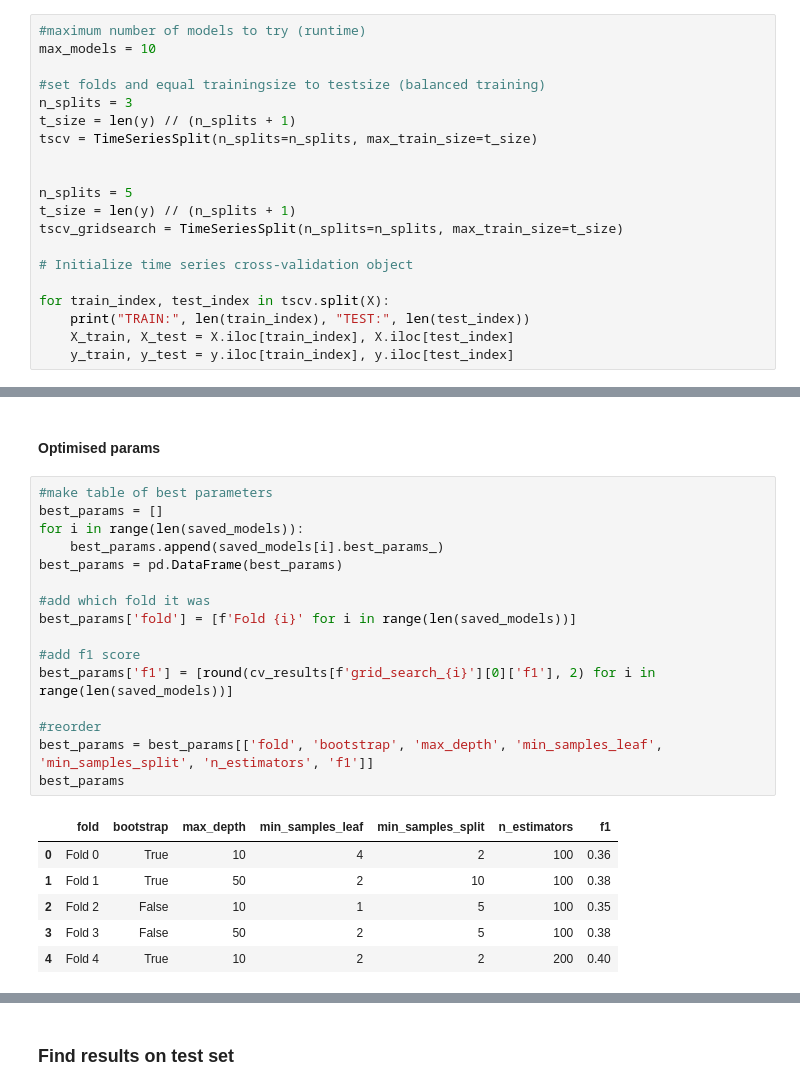
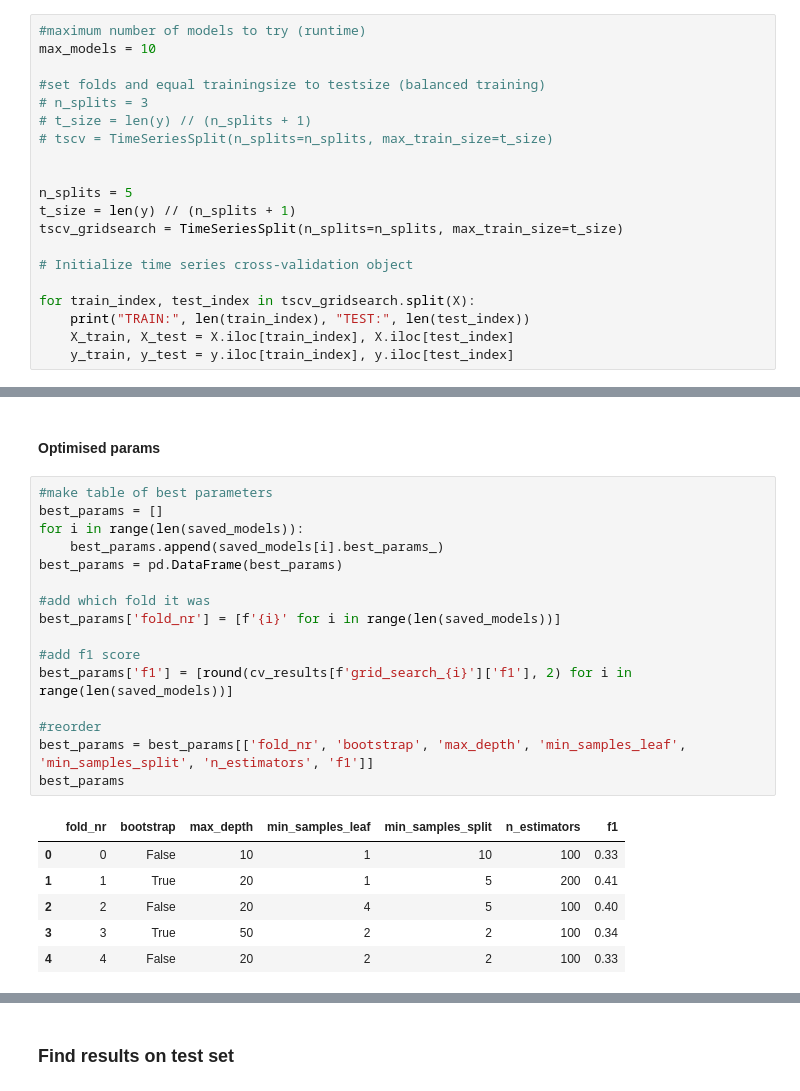
Before and after one commit to QST23/course_dmt, a Jupyter notebook: ass1/AA_random_forest.ipynb, the cells around one changed output, grey strips where cells are left out. Drawn from its saved outputs; the diff is of its cells as text.

```diff
--- a/ass1/AA_random_forest.ipynb
+++ b/ass1/AA_random_forest.ipynb
@@ -67,9 +67,9 @@ def prettify_column_names(used_columns):
 max_models = 10
 
 #set folds and equal trainingsize to testsize (balanced training)
-n_splits = 3
-t_size = len(y) // (n_splits + 1)
-tscv = TimeSeriesSplit(n_splits=n_splits, max_train_size=t_size)
+# n_splits = 3
+# t_size = len(y) // (n_splits + 1)
+# tscv = TimeSeriesSplit(n_splits=n_splits, max_train_size=t_size)
 
 
 n_splits = 5
@@ -78,7 +78,7 @@ tscv_gridsearch = TimeSeriesSplit(n_splits=n_splits, max_train_size=t_size)
 
 # Initialize time series cross-validation object
 
-for train_index, test_index in tscv.split(X):
+for train_index, test_index in tscv_gridsearch.split(X):
     print("TRAIN:", len(train_index), "TEST:", len(test_index))
     X_train, X_test = X.iloc[train_index], X.iloc[test_index]
     y_train, y_test = y.iloc[train_index], y.iloc[test_index]
@@ -209,23 +229,23 @@ KeyboardInterrupt:
 # %%
 #make table of best parameters
 best_params = []
 for i in range(len(saved_models)):
     best_params.append(saved_models[i].best_params_)
 best_params = pd.DataFrame(best_params)
 
 #add which fold it was
-best_params['fold'] = [f'Fold {i}' for i in range(len(saved_models))]
+best_params['fold_nr'] = [f'{i}' for i in range(len(saved_models))]
 
 #add f1 score
-best_params['f1'] = [round(cv_results[f'grid_search_{i}'][0]['f1'], 2) for i in range(len(saved_models))]
+best_params['f1'] = [round(cv_results[f'grid_search_{i}']['f1'], 2) for i in range(len(saved_models))]
 
 #reorder
-best_params = best_params[['fold', 'bootstrap', 'max_depth', 'min_samples_leaf', 'min_samples_split', 'n_estimators', 'f1']]
+best_params = best_params[['fold_nr', 'bootstrap', 'max_depth', 'min_samples_leaf', 'min_samples_split', 'n_estimators', 'f1']]
 best_params
 # %% [output]
-|  | fold | bootstrap | max_depth | min_samples_leaf | min_samples_split | n_estimators | f1 |
-| 0 | Fold 0 | True | 10 | 4 | 2 | 100 | 0.36 |
-| 1 | Fold 1 | True | 50 | 2 | 10 | 100 | 0.38 |
-| 2 | Fold 2 | False | 10 | 1 | 5 | 100 | 0.35 |
-| 3 | Fold 3 | False | 50 | 2 | 5 | 100 | 0.38 |
-| 4 | Fold 4 | True | 10 | 2 | 2 | 200 | 0.40 |
+|  | fold_nr | bootstrap | max_depth | min_samples_leaf | min_samples_split | n_estimators | f1 |
+| 0 | 0 | False | 10 | 1 | 10 | 100 | 0.33 |
+| 1 | 1 | True | 20 | 1 | 5 | 200 | 0.41 |
+| 2 | 2 | False | 20 | 4 | 5 | 100 | 0.40 |
+| 3 | 3 | True | 50 | 2 | 2 | 100 | 0.34 |
+| 4 | 4 | False | 20 | 2 | 2 | 100 | 0.33 |
```
Also changed, not shown: parts of 7 cells of this notebook, 12 other files.
